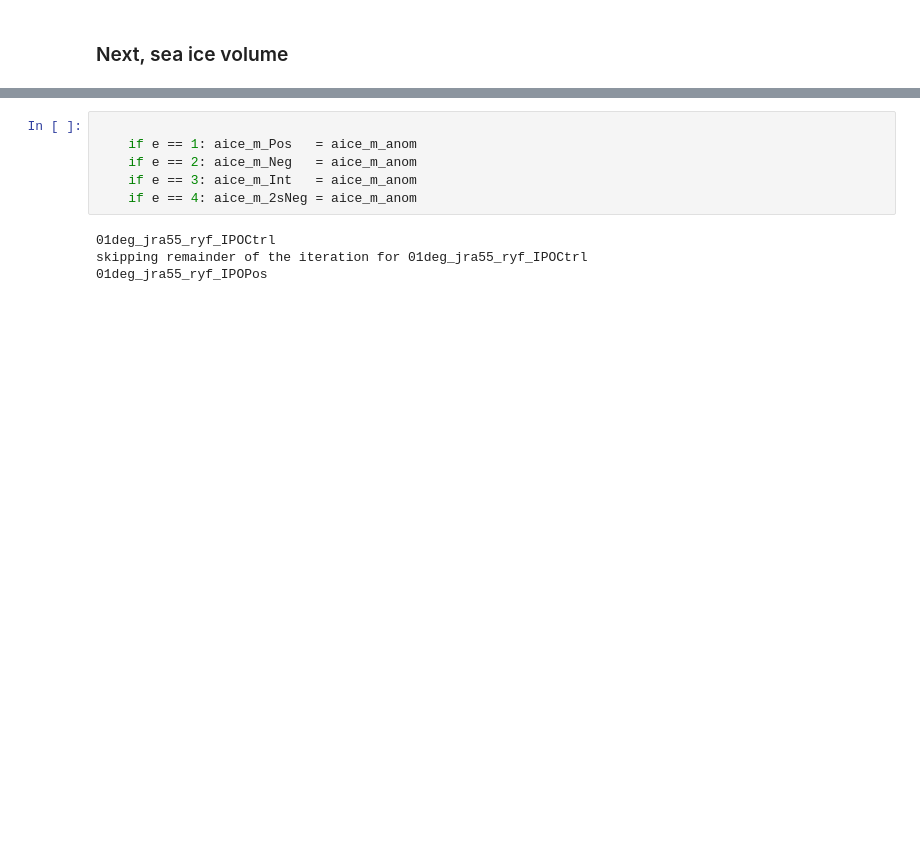
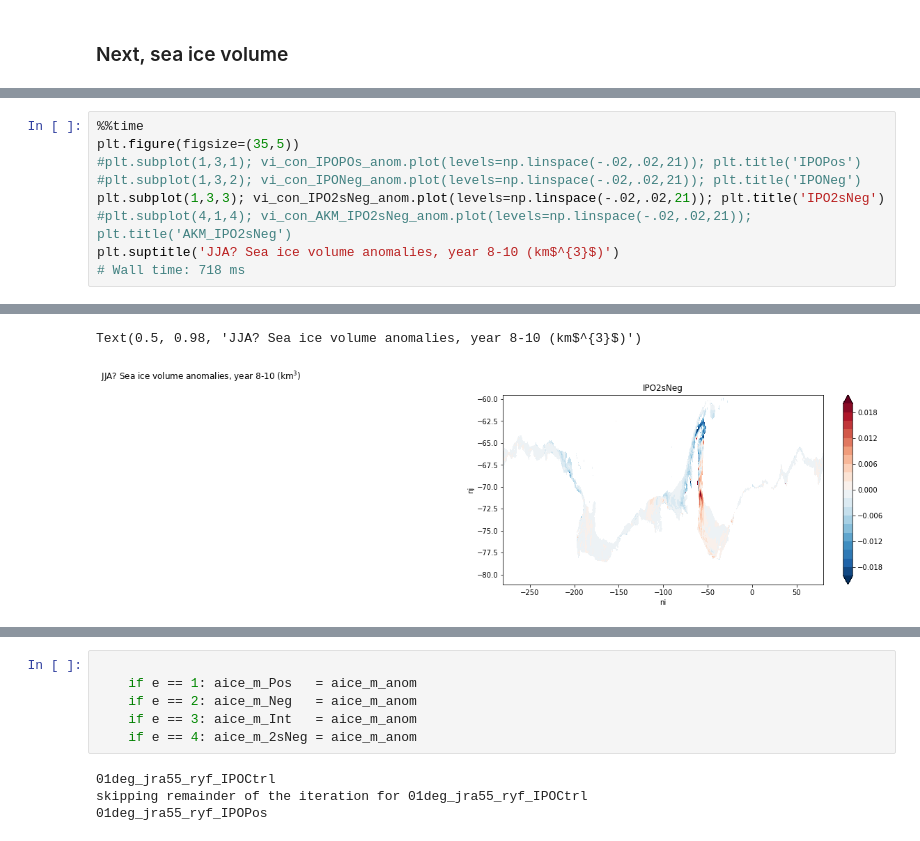
Before and after one commit to mauricehuguenin/sharing, a Jupyter notebook: Sea_ice_extent_and_sea_ice_volume_anomalies.ipynb, the cells around one changed output, grey strips where cells are left out. Cells and saved outputs as stored; diff of their text form; blank space fills up the shorter version.

```diff
--- a/Sea_ice_extent_and_sea_ice_volume_anomalies.ipynb
+++ b/Sea_ice_extent_and_sea_ice_volume_anomalies.ipynb
@@ -433,0 +451,10 @@ Wall time: 3.95 s
+# %%
+%%time
+plt.figure(figsize=(35,5))
+#plt.subplot(1,3,1); vi_con_IPOPOs_anom.plot(levels=np.linspace(-.02,.02,21)); plt.title('IPOPos')
+#plt.subplot(1,3,2); vi_con_IPONeg_anom.plot(levels=np.linspace(-.02,.02,21)); plt.title('IPONeg')
+plt.subplot(1,3,3); vi_con_IPO2sNeg_anom.plot(levels=np.linspace(-.02,.02,21)); plt.title('IPO2sNeg')
+#plt.subplot(4,1,4); vi_con_AKM_IPO2sNeg_anom.plot(levels=np.linspace(-.02,.02,21)); plt.title('AKM_IPO2sNeg')
+plt.suptitle('JJA? Sea ice volume anomalies, year 8-10 (km$^{3}$)')
+# Wall time: 718 ms
+# %% [output]
@@ -433,0 +463,2 @@ Wall time: 3.95 s
+Text(0.5, 0.98, 'JJA? Sea ice volume anomalies, year 8-10 (km$^{3}$)')
+[figure, added]
```
Also changed, not shown: parts of 30 cells of this notebook.
